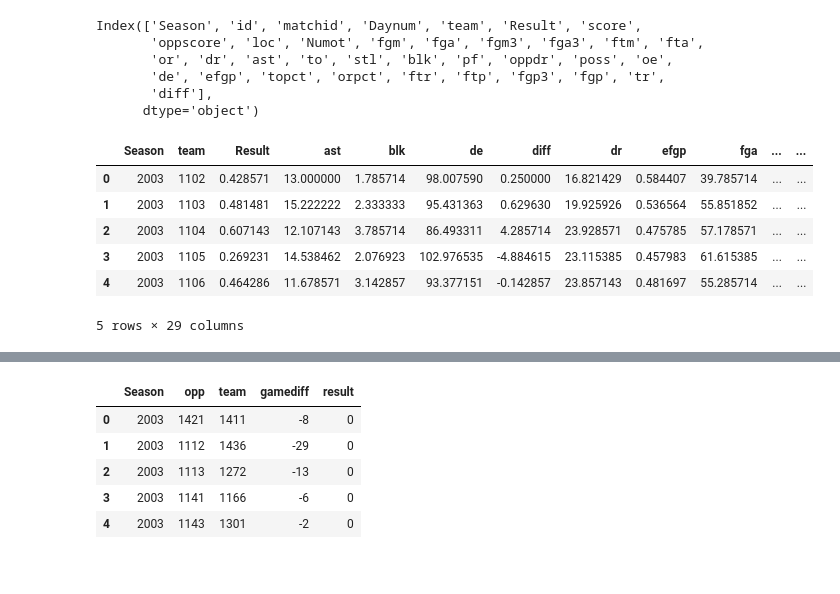
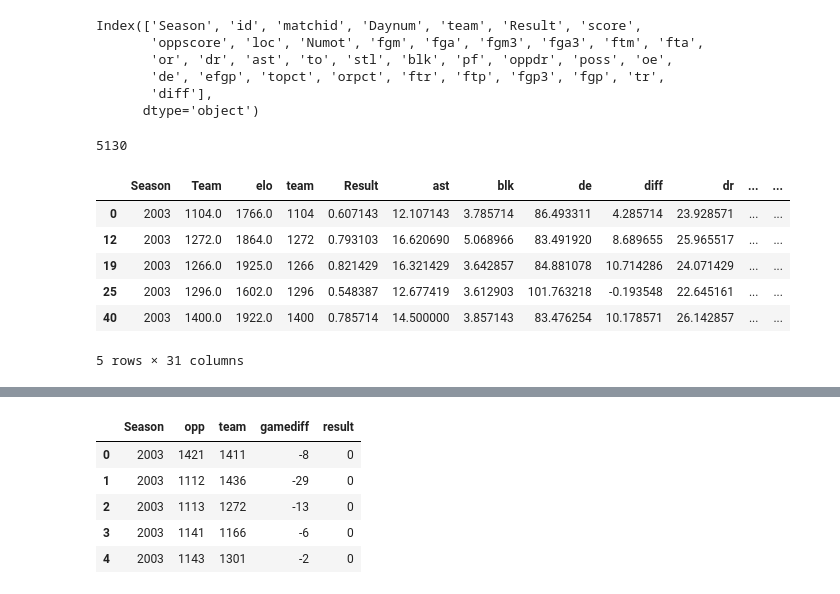
Before and after one commit to slacker298/APM-March-Madness-, a Jupyter notebook: MarchMadnessPredictions_Chris.ipynb, the cells around one changed output, grey strips where cells are left out. Drawn from its saved outputs; the diff is of its cells as text; code cells hidden in the pictures.

```diff
--- a/MarchMadnessPredictions_Chris.ipynb
+++ b/MarchMadnessPredictions_Chris.ipynb
@@ -137,17 +122,22 @@ wincount = pd.DataFrame(pd.pivot_table(regdf,values=('Result'),index=('Season','
 teamseason = pd.DataFrame(pd.pivot_table(regdf,values=('Result', 'score', 'oppscore', 'fgm', 'fga', 'fgm3', 'fga3', 'ftm', 'fta', 'or', 'dr', 'ast', 'to', 'stl', 'blk', 'pf', 'ftp', 'fgp3', 'fgp', 'tr', 'diff', 'oe','de','efgp','topct','orpct','ftr'),index=('Season','team'),
                             aggfunc = 'mean')).reset_index()
 teamseason[:5]
+len(teamseason)
 # %% [output]
-|  | Season | team | Result | ast | blk | de | diff | dr | efgp | fga | ... | ... |
-| 0 | 2003 | 1102 | 0.428571 | 13.000000 | 1.785714 | 98.007590 | 0.250000 | 16.821429 | 0.584407 | 39.785714 | ... | ... |
-| 1 | 2003 | 1103 | 0.481481 | 15.222222 | 2.333333 | 95.431363 | 0.629630 | 19.925926 | 0.536564 | 55.851852 | ... | ... |
-| 2 | 2003 | 1104 | 0.607143 | 12.107143 | 3.785714 | 86.493311 | 4.285714 | 23.928571 | 0.475785 | 57.178571 | ... | ... |
-| 3 | 2003 | 1105 | 0.269231 | 14.538462 | 2.076923 | 102.976535 | -4.884615 | 23.115385 | 0.457983 | 61.615385 | ... | ... |
-| 4 | 2003 | 1106 | 0.464286 | 11.678571 | 3.142857 | 93.377151 | -0.142857 | 23.857143 | 0.481697 | 55.285714 | ... | ... |
-5 rows × 29 columns
+5130
 # %%
-teamseason = pd.merge(elo, teamseason,  how='left', left_on=['Season','team'],
+teamseason = pd.merge(elo, teamseason, how='right', left_on=['Season','team'],
                            right_on = ['Season','team'])
+teamseason = teamseason[pd.notnull(teamseason['elo'])]
+teamseason.head()
+# %% [output]
+|  | Season | Team | elo | team | Result | ast | blk | de | diff | dr | ... | ... |
+| 0 | 2003 | 1104.0 | 1766.0 | 1104 | 0.607143 | 12.107143 | 3.785714 | 86.493311 | 4.285714 | 23.928571 | ... | ... |
+| 12 | 2003 | 1272.0 | 1864.0 | 1272 | 0.793103 | 16.620690 | 5.068966 | 83.491920 | 8.689655 | 25.965517 | ... | ... |
+| 19 | 2003 | 1266.0 | 1925.0 | 1266 | 0.821429 | 16.321429 | 3.642857 | 84.881078 | 10.714286 | 24.071429 | ... | ... |
+| 25 | 2003 | 1296.0 | 1602.0 | 1296 | 0.548387 | 12.677419 | 3.612903 | 101.763218 | -0.193548 | 22.645161 | ... | ... |
+| 40 | 2003 | 1400.0 | 1922.0 | 1400 | 0.785714 | 14.500000 | 3.857143 | 83.476254 | 10.178571 | 26.142857 | ... | ... |
+5 rows × 31 columns
 # %%
 teamseason.columns
 # %% [output]
```
Also changed, not shown: parts of 81 cells of this notebook.
